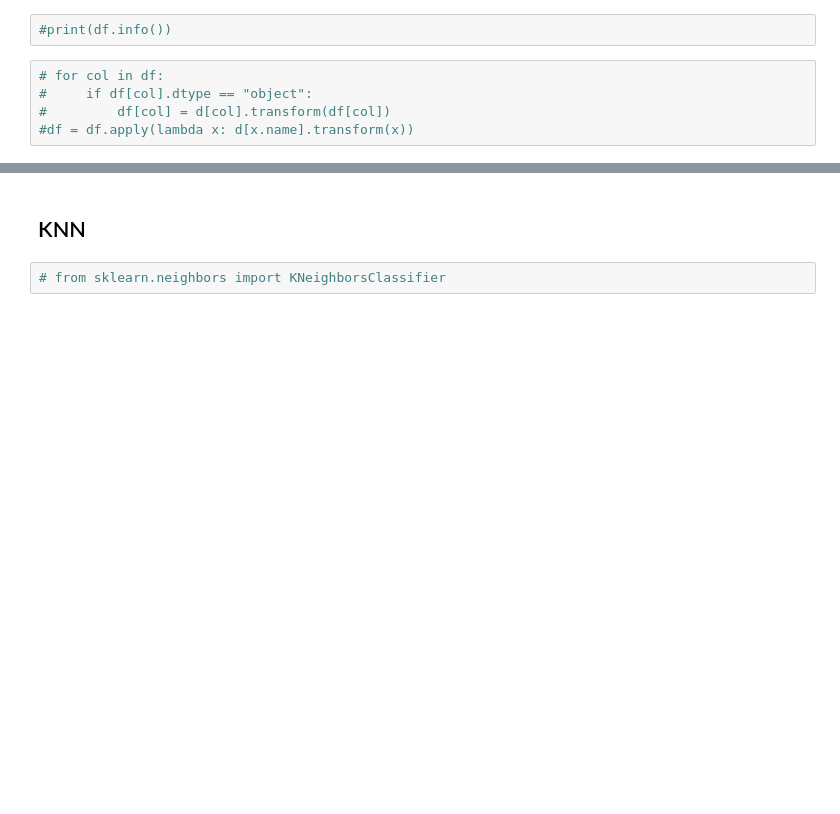
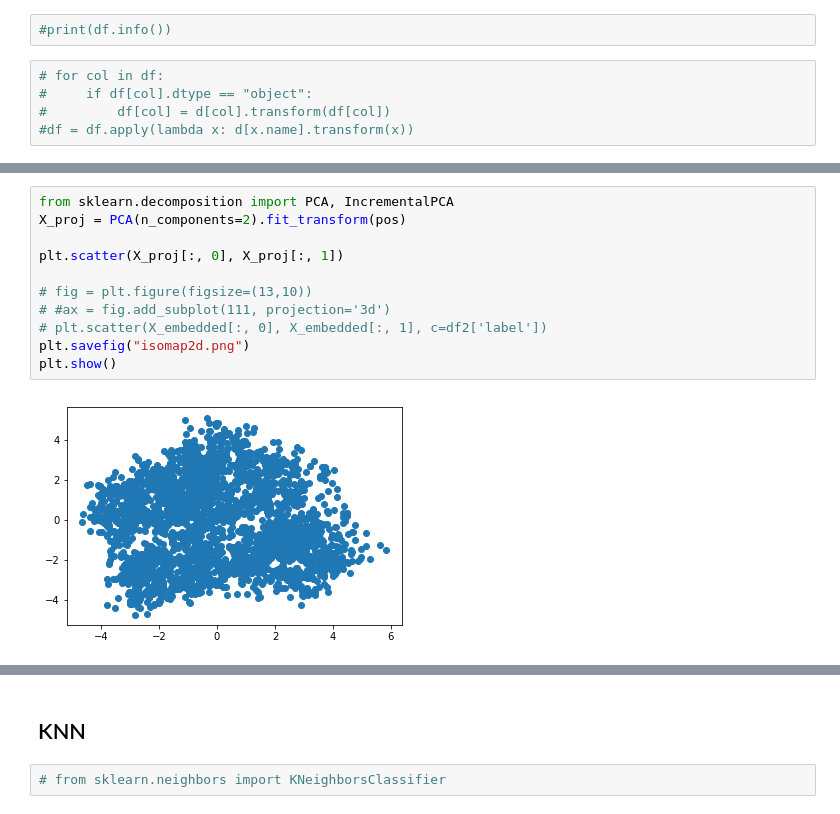
Before and after one commit to Coni63/OC_DS, a Jupyter notebook: Projet 3 - recomm. de films/Film Recommander.ipynb, the cells around one changed output, grey strips where cells are left out. Drawn from its saved outputs; the diff is of its cells as text; blank space fills up the shorter version.

```diff
--- a/Projet 3 - recomm. de films/Film Recommander.ipynb
+++ b/Projet 3 - recomm. de films/Film Recommander.ipynb
@@ -964,0 +1047,13 @@ df_encoded[all_col] = scaler.fit_transform(df_encoded[all_col])
+# %%
+from sklearn.decomposition import PCA, IncrementalPCA
+X_proj = PCA(n_components=2).fit_transform(pos)
+
+plt.scatter(X_proj[:, 0], X_proj[:, 1])
+
+# fig = plt.figure(figsize=(13,10))
+# #ax = fig.add_subplot(111, projection='3d')
+# plt.scatter(X_embedded[:, 0], X_embedded[:, 1], c=df2['label'])
+plt.savefig("isomap2d.png")
+plt.show()
+# %% [output]
+[figure, added]
```
Also changed, not shown: parts of 46 cells of this notebook, 13 other files.
